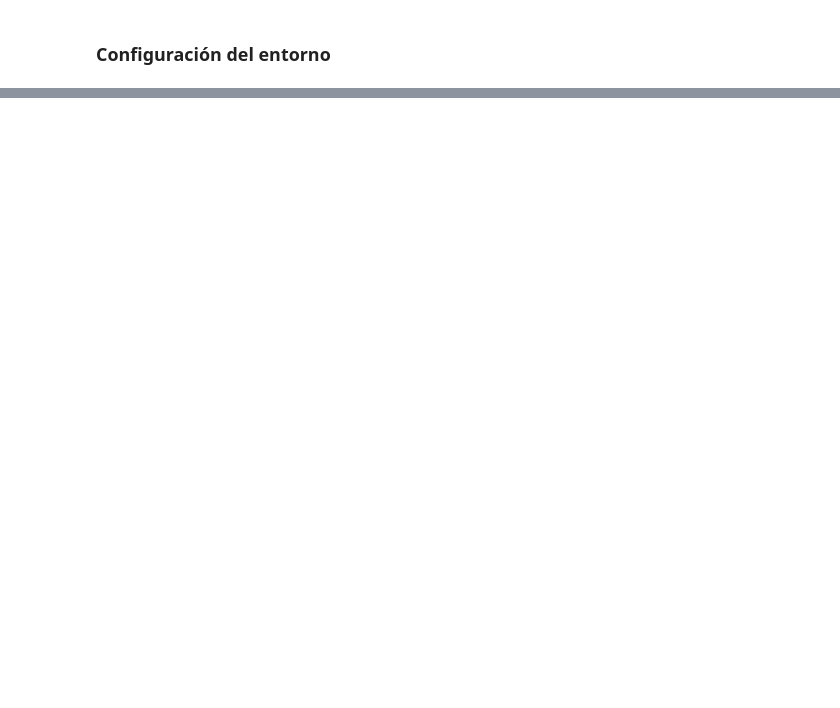
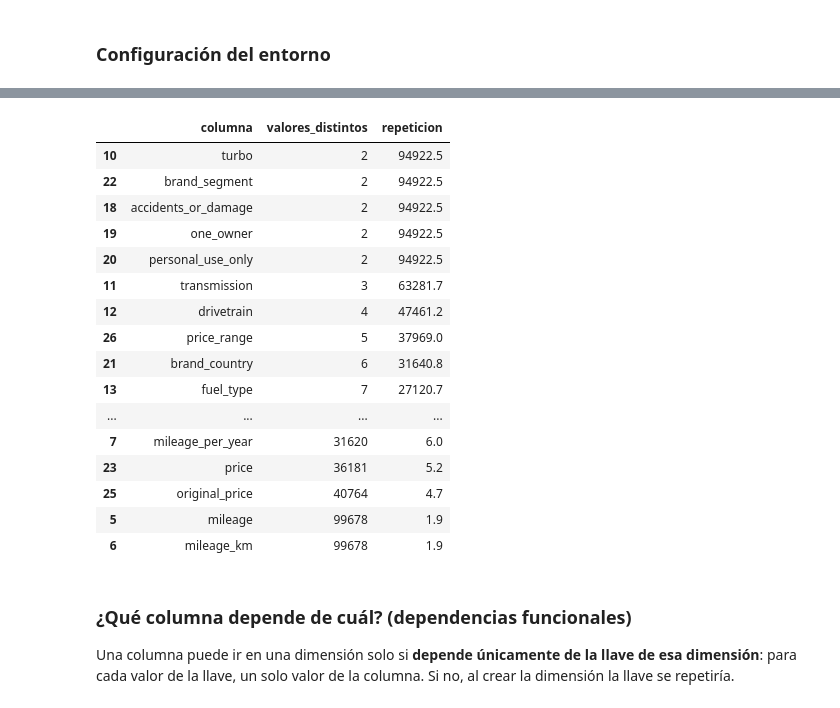
Before and after one commit to luispardave/ING_BD_ProjectF, a Jupyter notebook: Codigos/MODELADO.ipynb, the cells around one changed output, grey strips where cells are left out. Drawn from its saved outputs; the diff is of its cells as text; code cells hidden in the pictures; blank space fills up the shorter version.

```diff
--- a/Codigos/MODELADO.ipynb
+++ b/Codigos/MODELADO.ipynb
@@ -98,0 +110,7 @@ con.sql('DESCRIBE base_df3').df()
+# %%
+# ── Roles de las columnas (definidos en TRANSFORMACION y guardados en el lineage) ──
+
+with open(LINEAGE_PATH, encoding='utf-8') as f:
+    ROLES = json.load(f)['roles_columnas']
+
+pd.DataFrame([(rol, ', '.join(cols)) for rol, cols in ROLES.items()], columns=['rol', 'columnas'])
@@ -142,15 +140,0 @@ Las tres consultas anteriores miran solo las columnas principales. La siguiente
-# %%
-# ── ¿Cuánto se repite cada columna? (las tres tablas planas) ───────────────
-
-def repeticion(vista):
-    columnas = [c[0] for c in con.sql(f'DESCRIBE {vista}').fetchall()]
-    conteos  = ', '.join(f'COUNT(DISTINCT "{c}")' for c in columnas)
-    filas, *distintos = con.sql(f'SELECT COUNT(*), {conteos} FROM {vista}').fetchall()[0]
-    return pd.DataFrame({'vista': vista, 'columna': columnas, 'valores_distintos': distintos,
-                         'repeticion': [round(filas / d, 1) if d else None for d in distintos]})
-
-tabla_repeticion = pd.concat([repeticion(v) for v in ['base_df1', 'base_df2', 'base_df3']],
-                             ignore_index=True)
-
-pd.set_option('display.max_rows', 100)
-tabla_repeticion
@@ -857,0 +148,34 @@ print()
+# %%
+# ── ¿Cuánto se repite cada columna? ────────────────────────────────────────
+
+def repeticion(vista):
+    columnas = [c[0] for c in con.sql(f'DESCRIBE {vista}').fetchall() if not c[0].startswith('_')]
+    conteos  = ', '.join(f'COUNT(DISTINCT "{c}")' for c in columnas)
+    filas, *distintos = con.sql(f'SELECT COUNT(*), {conteos} FROM {vista}').fetchall()[0]
+    return pd.DataFrame({'columna': columnas, 'valores_distintos': distintos,
+                         'repeticion': [round(filas / d, 1) if d else None for d in distintos]})
+
+pd.set_option('display.max_rows', 100)
+repeticion('base_autos').sort_values('repeticion', ascending=False)
+# %% [output]
+|  | columna | valores_distintos | repeticion |
+| 10 | turbo | 2 | 94922.5 |
+| 22 | brand_segment | 2 | 94922.5 |
+| 18 | accidents_or_damage | 2 | 94922.5 |
+| 19 | one_owner | 2 | 94922.5 |
+| 20 | personal_use_only | 2 | 94922.5 |
+| 11 | transmission | 3 | 63281.7 |
+| 12 | drivetrain | 4 | 47461.2 |
+| 26 | price_range | 5 | 37969.0 |
+| 21 | brand_country | 6 | 31640.8 |
+| 13 | fuel_type | 7 | 27120.7 |
+| ... | ... | ... | ... |
+| 7 | mileage_per_year | 31620 | 6.0 |
+| 23 | price | 36181 | 5.2 |
+| 25 | original_price | 40764 | 4.7 |
+| 5 | mileage | 99678 | 1.9 |
+| 6 | mileage_km | 99678 | 1.9 |
+# %% [markdown]
+### ¿Qué columna depende de cuál? (dependencias funcionales)
+
+Una columna puede ir en una dimensión solo si **depende únicamente de la llave de esa dimensión**: para cada valor de la llave, un solo valor de la columna. Si no, al crear la dimensión la llave se repetiría.
```
Also changed, not shown: parts of 86 cells of this notebook, 4 other files.
